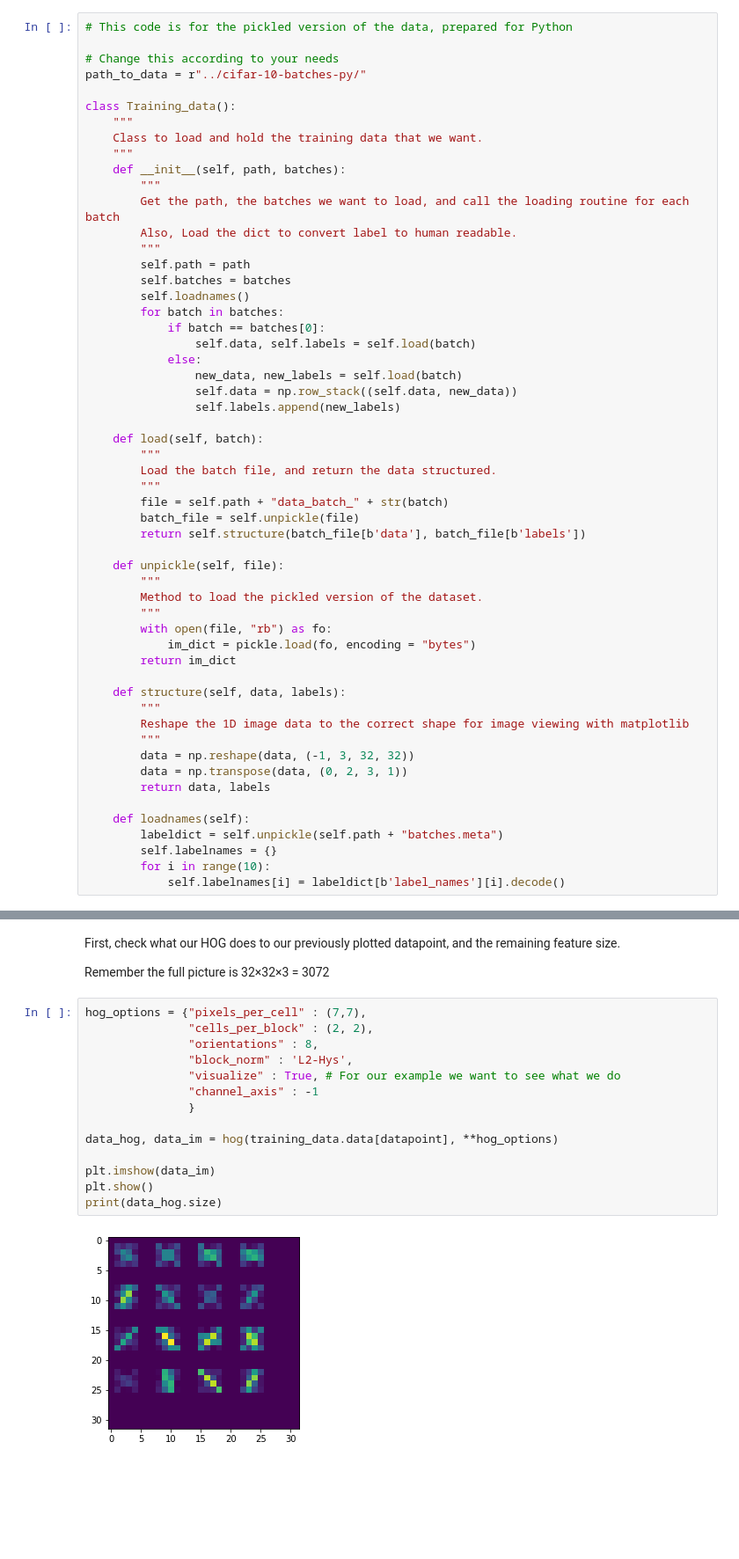
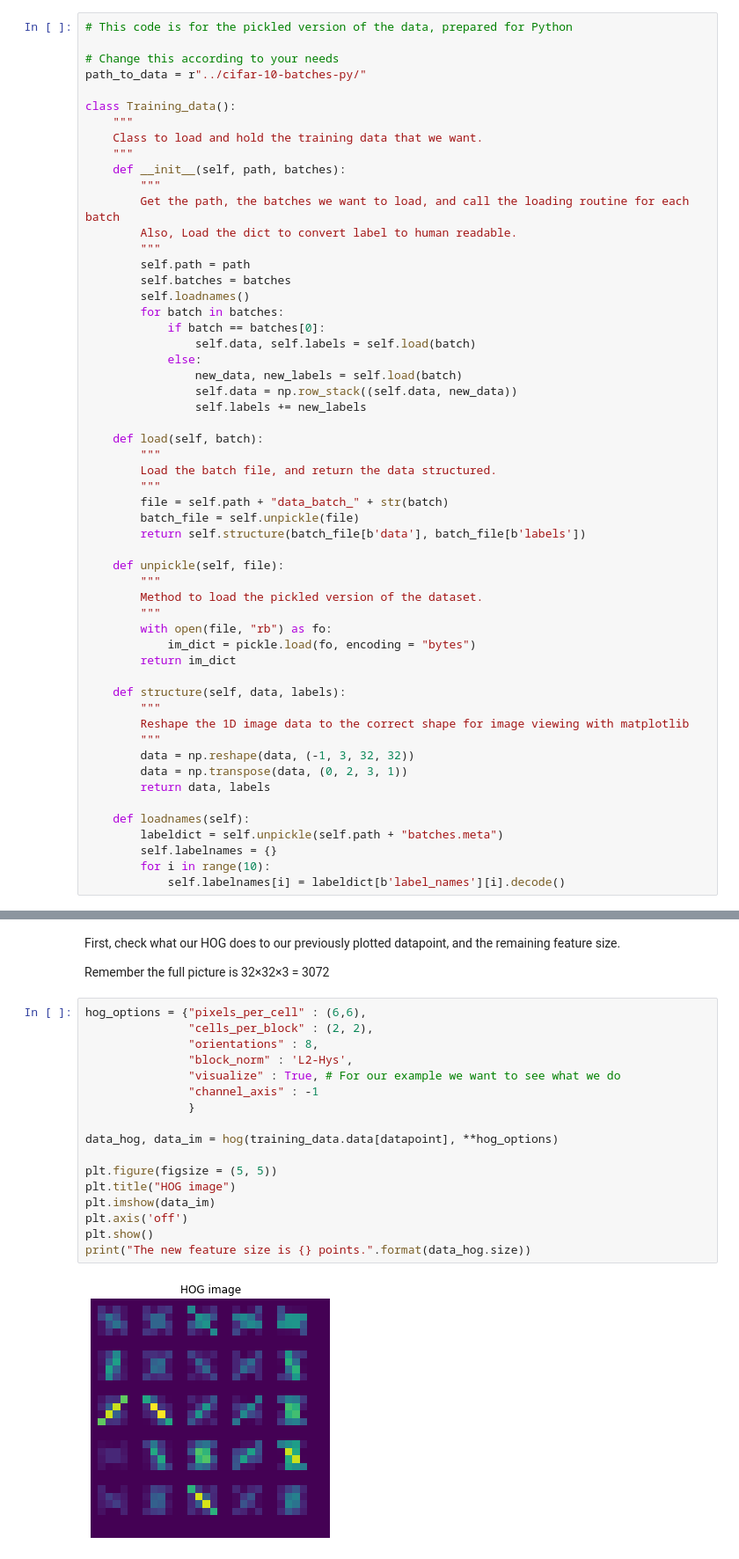
Before and after one commit to L-Koen/Machine_Learning_practice, a Jupyter notebook: image_classification_project_sklearn.ipynb, the cells around one changed output, grey strips where cells are left out. Shown at 88% size. Saved outputs shown, nothing was run; the diff lists cells and outputs as text; blank space fills up the shorter version.

Commit message:
Finishing the first version of my ML image classification project

```diff
--- a/image_classification_project_sklearn.ipynb
+++ b/image_classification_project_sklearn.ipynb
@@ -51,7 +61,7 @@ class Training_data():
             else:
                 new_data, new_labels = self.load(batch)
                 self.data = np.row_stack((self.data, new_data))
-                self.labels.append(new_labels)
+                self.labels += new_labels
 
     def load(self, batch):
         """
@@ -114,18 +124,21 @@ First, check what our HOG does to our previously plotted datapoint, and the rema
 
 Remember the full picture is 32×32×3 = 3072
 # %%
-hog_options = {"pixels_per_cell" : (7,7),
+hog_options = {"pixels_per_cell" : (6,6),
                "cells_per_block" : (2, 2),
                "orientations" : 8,
                "block_norm" : 'L2-Hys',
                "visualize" : True, # For our example we want to see what we do
                "channel_axis" : -1
                }
 
 data_hog, data_im = hog(training_data.data[datapoint], **hog_options)
 
+plt.figure(figsize = (5, 5))
+plt.title("HOG image")
 plt.imshow(data_im)
+plt.axis('off')
 plt.show()
-print(data_hog.size)
+print("The new feature size is {} points.".format(data_hog.size))
 # %% [output]
-[figure, old version]
+[figure, new version]
```
Also changed, not shown: parts of 40 cells of this notebook, 1 other file.
